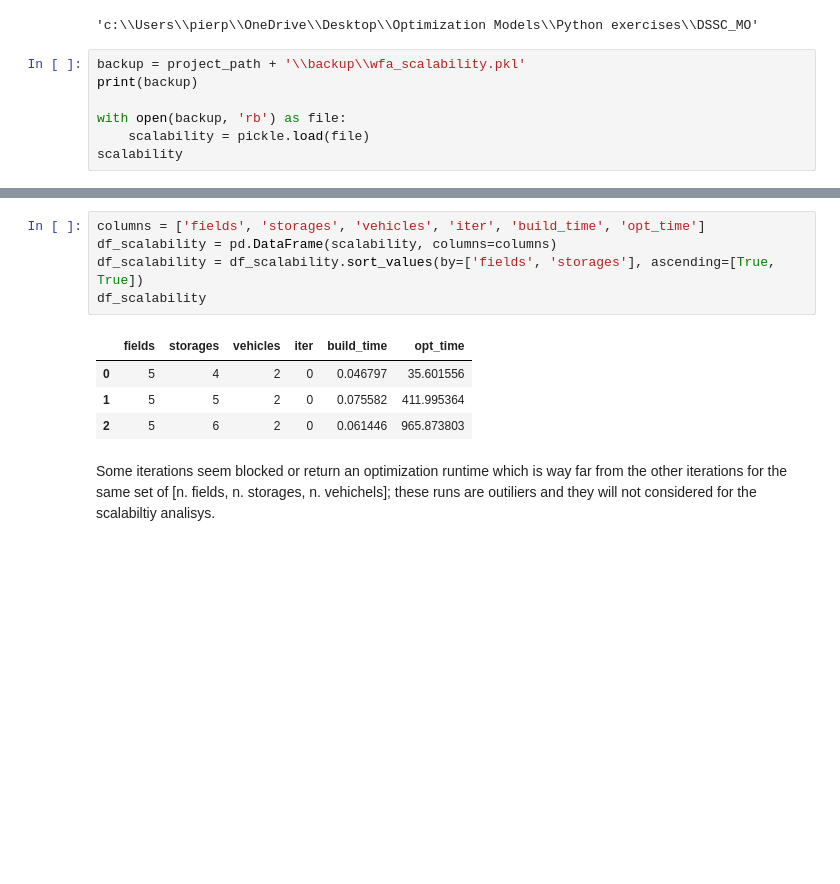
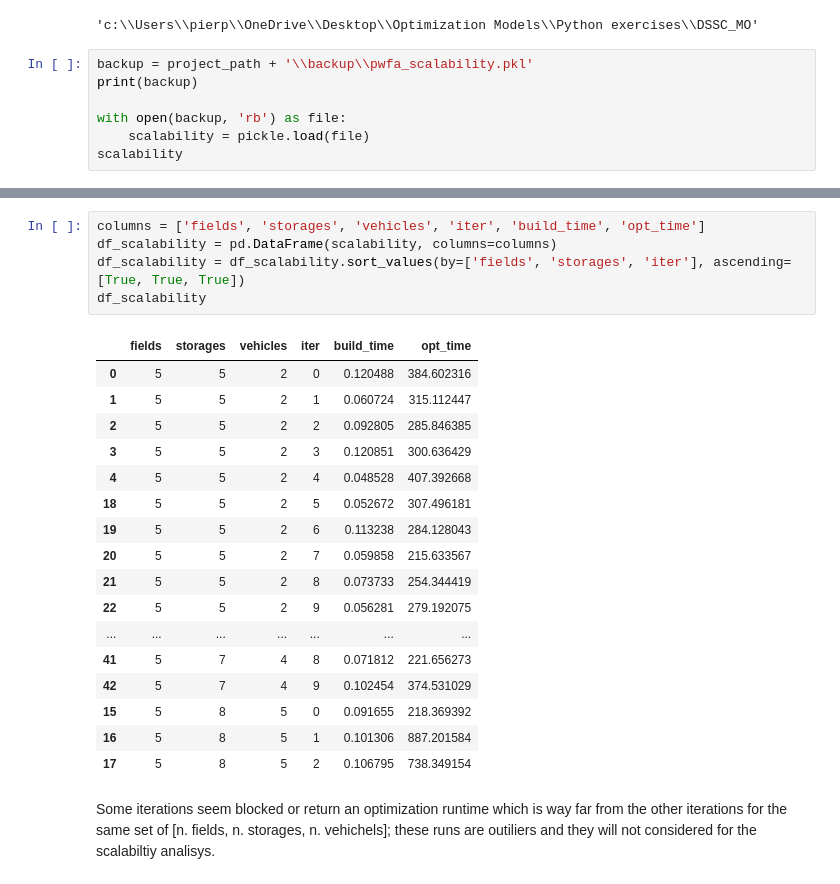
Before and after one commit to wilsonjefferson/DSSC_MO, a Jupyter notebook: notebooks/wfa_scalability_plots.ipynb, the cells around one changed output, grey strips where cells are left out. Cells and saved outputs as stored; diff of their text form; blank space fills up the shorter version.

```diff
--- a/notebooks/wfa_scalability_plots.ipynb
+++ b/notebooks/wfa_scalability_plots.ipynb
@@ -11,7 +11,7 @@ project_path
 # %% [output]
 'c:\\Users\\pierp\\OneDrive\\Desktop\\Optimization Models\\Python exercises\\DSSC_MO'
 # %%
-backup = project_path + '\\backup\\wfa_scalability.pkl'
+backup = project_path + '\\backup\\pwfa_scalability.pkl'
 print(backup)
 
 with open(backup, 'rb') as file:
@@ -25,13 +39,26 @@ c:\Users\pierp\OneDrive\Desktop\Optimization Models\Python exercises\DSSC_MO\bac
 # %%
 columns = ['fields', 'storages', 'vehicles', 'iter', 'build_time', 'opt_time']
 df_scalability = pd.DataFrame(scalability, columns=columns)
-df_scalability = df_scalability.sort_values(by=['fields', 'storages'], ascending=[True, True])
+df_scalability = df_scalability.sort_values(by=['fields', 'storages', 'iter'], ascending=[True, True, True])
 df_scalability
 # %% [output]
 |  | fields | storages | vehicles | iter | build_time | opt_time |
-| 0 | 5 | 4 | 2 | 0 | 0.046797 | 35.601556 |
-| 1 | 5 | 5 | 2 | 0 | 0.075582 | 411.995364 |
-| 2 | 5 | 6 | 2 | 0 | 0.061446 | 965.873803 |
+| 0 | 5 | 5 | 2 | 0 | 0.120488 | 384.602316 |
+| 1 | 5 | 5 | 2 | 1 | 0.060724 | 315.112447 |
+| 2 | 5 | 5 | 2 | 2 | 0.092805 | 285.846385 |
+| 3 | 5 | 5 | 2 | 3 | 0.120851 | 300.636429 |
+| 4 | 5 | 5 | 2 | 4 | 0.048528 | 407.392668 |
+| 18 | 5 | 5 | 2 | 5 | 0.052672 | 307.496181 |
+| 19 | 5 | 5 | 2 | 6 | 0.113238 | 284.128043 |
+| 20 | 5 | 5 | 2 | 7 | 0.059858 | 215.633567 |
+| 21 | 5 | 5 | 2 | 8 | 0.073733 | 254.344419 |
+| 22 | 5 | 5 | 2 | 9 | 0.056281 | 279.192075 |
+| ... | ... | ... | ... | ... | ... | ... |
+| 41 | 5 | 7 | 4 | 8 | 0.071812 | 221.656273 |
+| 42 | 5 | 7 | 4 | 9 | 0.102454 | 374.531029 |
+| 15 | 5 | 8 | 5 | 0 | 0.091655 | 218.369392 |
+| 16 | 5 | 8 | 5 | 1 | 0.101306 | 887.201584 |
+| 17 | 5 | 8 | 5 | 2 | 0.106795 | 738.349154 |
 # %% [markdown]
 Some iterations seem blocked or return an optimization runtime which is way far from the other iterations for the same set of [n. fields, n. storages, n. vehichels]; these runs are outiliers and they will not considered for the scalabiltiy analisys.
 # %%
```
Also changed, not shown: parts of 8 cells of this notebook, 9 other files.
